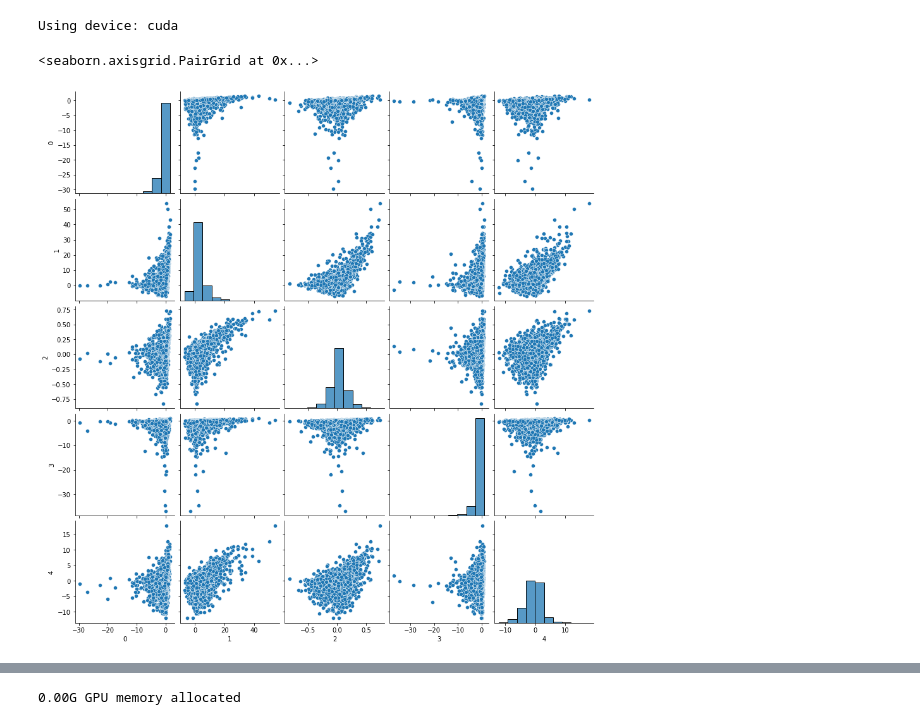
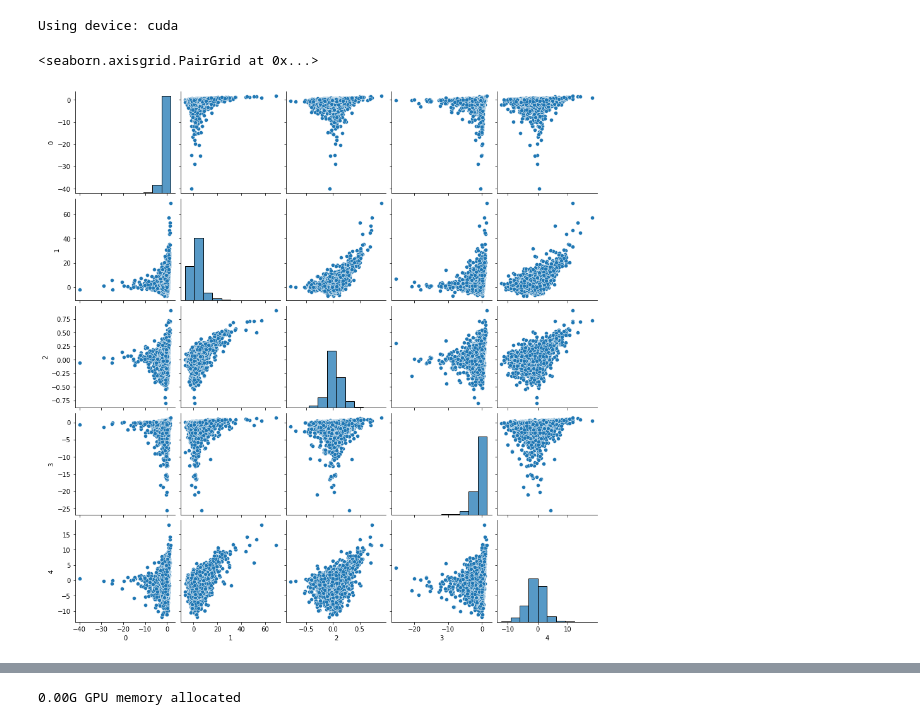
Before and after one commit to hcl516926907/GPDFlow, a Jupyter notebook: GPDFlow_Simulation_5D.ipynb, the cells around one changed output, grey strips where cells are left out. Saved outputs shown, nothing was run; the diff lists cells and outputs as text; code cells hidden in the pictures.

```diff
--- a/GPDFlow_Simulation_5D.ipynb
+++ b/GPDFlow_Simulation_5D.ipynb
@@ -16,60 +16,56 @@ from GPDFlow import T_mGPD_NF
 # %% [output]
 Using device: cuda
 # %%
-def sim_revexp_u_mgpd(n, d, a, beta, sig, gamma, MGPD=True, std=False):
-    lam = np.exp(beta)
-    Y = np.zeros((n, d))
-    C = 1 / np.min(lam)
-    k = 0
+def sim_revexp_T_mgpd(n, d, a, beta, sig, gamma, MGPD=True, std=False):
 
-    while k < n:
-        U = np.random.uniform(0, 1, d)
-        W = (U ** a) / lam
-        R = np.random.uniform(0, C)
+    E = np.random.exponential(1, n )[:,None]
+    T_total = []
+    for j in range(d):
+        U = np.random.uniform(0, 1, n)
+        T = a[j]*np.log(U) - beta[j]
+        T_total.append(T)
+    T_total = np.column_stack(T_total)
 
-        Ind = R < np.max(W)
-
-        if Ind:
-            Y[k, :] = W / R
-            k += 1
+    S = T_total - np.max(T_total, axis=1)[:,None]
+    Z = E + S
 
     if std and not MGPD:
-        return np.log(Y)
+        return Z
 
     X = []
     for j in range(d):
         if gamma[j] != 0:
-            X.append(sig[j] * (Y[:, j] ** gamma[j] - 1) / gamma[j])
+            X.append(sig[j] * (np.exp(Z[:, j] * gamma[j]) - 1) / gamma[j])
         else:
-            X.append(sig[j] * np.log(Y[:, j]))
+            X.append(sig[j] * Z[:, j])
     X = np.column_stack(X)
 
     if MGPD and not std:
         return X
     if std and MGPD:
-        return {'X': X, 'Z': np.log(Y)}
+        return {'X': X, 'Z': Z}
 # %%
 n_samples = 5000
 
 seed = 123
 random.seed(seed)
 np.random.seed(seed)
 torch.manual_seed(seed)
 if torch.cuda.is_available():
     torch.cuda.manual_seed(seed)
     torch.cuda.manual_seed_all(seed)  # for multi-GPU setups
 
 
 d = 5
 # a = np.array([3,0.5,1,2,1.5])
 a = np.array([3,0.5,1, 5,2])
 beta = np.array([0, 0,0,0,0])
 sig = np.array([0.3,3,0.1,0.2,1.5])
 gamma = np.array([-0.1, 0.2, 0, -0.05, 0.1])
 
-samples = sim_revexp_u_mgpd(n_samples, d, a, beta, sig, gamma)
+samples = sim_revexp_T_mgpd(n_samples, d, a, beta, sig, gamma)
 
 sns.pairplot(pd.DataFrame(samples), diag_kws={'bins': 10})
 # %% [output]
 <seaborn.axisgrid.PairGrid at 0x...>
-[figure, old version]
+[figure, new version]
```
Also changed, not shown: parts of 5 cells of this notebook, 13 other files.
